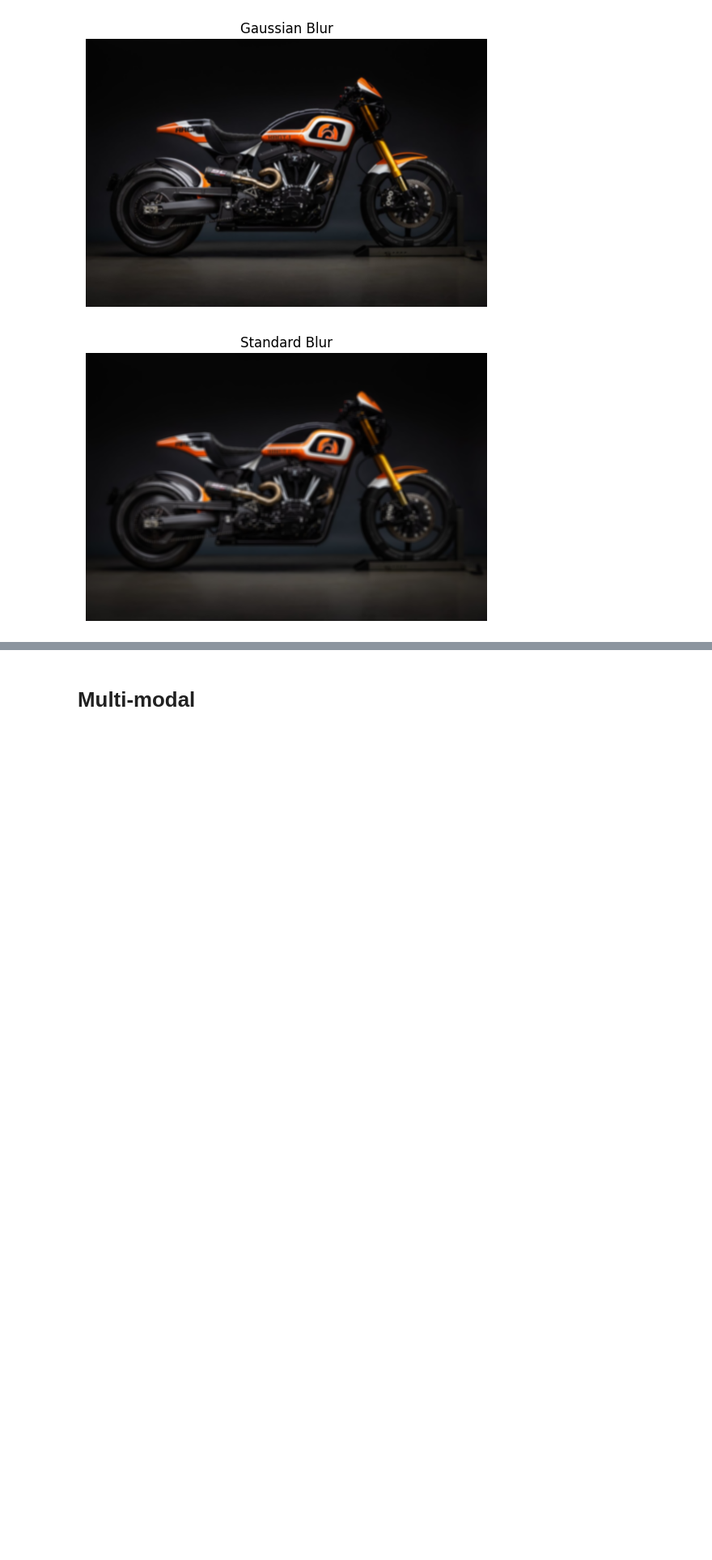
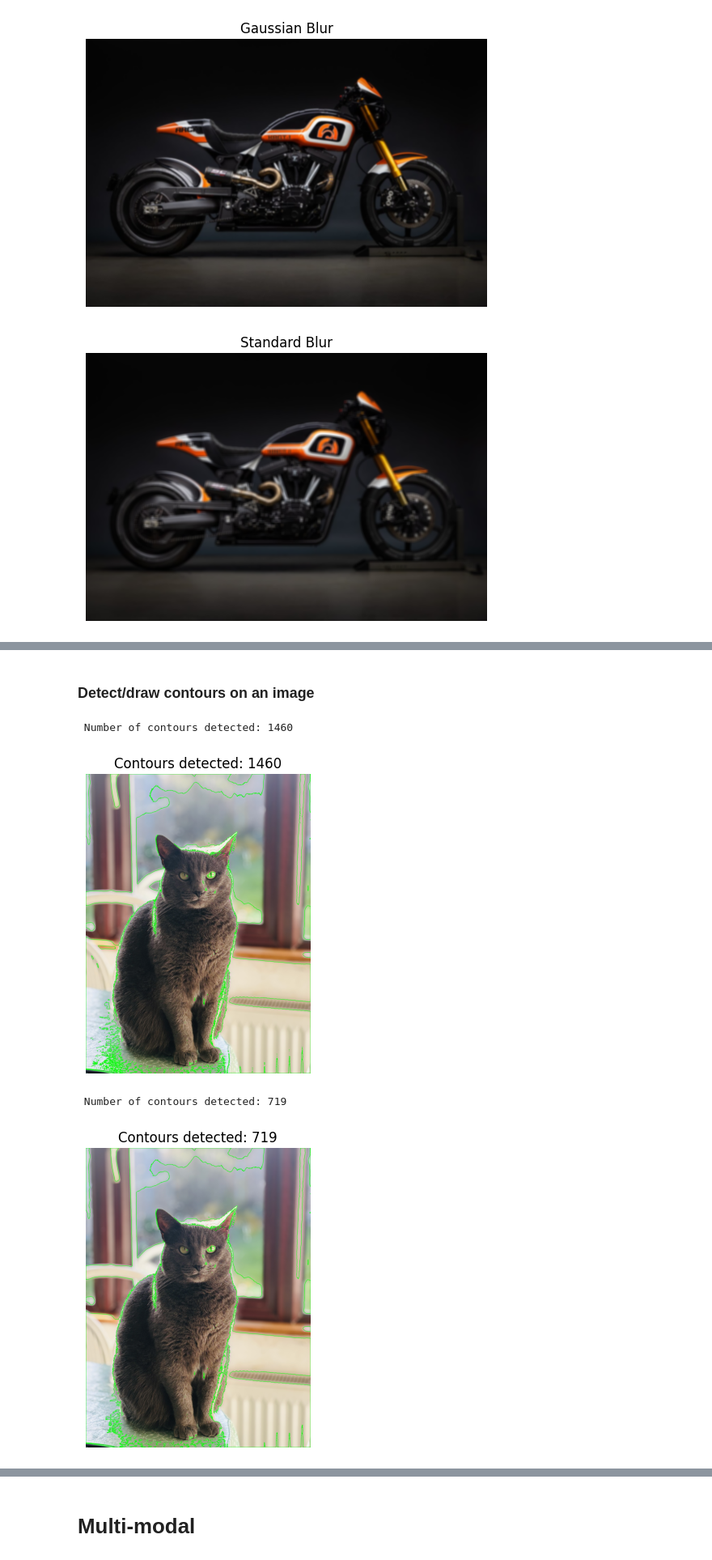
Before and after one commit to ATU-BDAAI/ca2-assignment-lightarchivist-1, a Jupyter notebook: CA2_Template.ipynb, the cells around one changed output, grey strips where cells are left out. Shown at 81% size. Saved outputs shown, nothing was run; the diff lists cells and outputs as text; code cells hidden in the pictures; blank space fills up the shorter version.

```diff
--- a/CA2_Template.ipynb
+++ b/CA2_Template.ipynb
@@ -340,6 +344,34 @@ def imgblur(img, method='gaussian',blurkrl=(15,15), gauskrl=(9,9)):
     plt.show()
 # %% [markdown]
 ### Section 2.2
+# %%
+def imgcontours(img, tx = 127, mode=cv2.RETR_TREE, br=2):
+    """
+    Function to detect/draw contours on an image
+
+    """
+    # convert to gray scale
+    img_gray = cv2.imread(img, 0)
+
+    # load colour version for display
+    img_colour = cv2.imread(img)
+    img_colour = cv2.cvtColor(img_colour, cv2.COLOR_BGR2RGB)
+
+    # apply binary threshold - contours work best on binary images
+    ret, thresh = cv2.threshold(img_gray, tx, 255, cv2.THRESH_BINARY)
+
+    # find contours
+    contours, hierarchy = cv2.findContours(thresh, mode, cv2.CHAIN_APPROX_SIMPLE)
+
+    # draw contours on colour image in green
+    imgcontour = cv2.drawContours(img_colour.copy(), contours, -1, (0, 255, 0), br)
+
+    print(f"\n Number of contours detected: {len(contours)}")
+
+    plt.imshow(imgcontour)
+    plt.title(f'Contours detected: {len(contours)}')
+    plt.axis("off")
+    plt.show()
 # %% [markdown]
 # NLP
 # %% [markdown]
@@ -885,0 +944,14 @@ imgblur(test_img, method='standard', blurkrl=(9,9))
+# %% [markdown]
+### Detect/draw contours on an image
+# %%
+cat_img = "samples/cv/IMG_7744.jpeg"
+
+# default mode RETR_THREE retrieves all contours including nested ones
+imgcontours(cat_img, tx=190, br=4)
+# only retrieves the outermost contours
+imgcontours(cat_img, mode=cv2.RETR_EXTERNAL, tx=190, br=4)
+# %% [output]
+ Number of contours detected: 1460
+[figure, added]
+ Number of contours detected: 719
+[figure, added]
```
Also changed, not shown: parts of 7 cells of this notebook, 3 other files.
